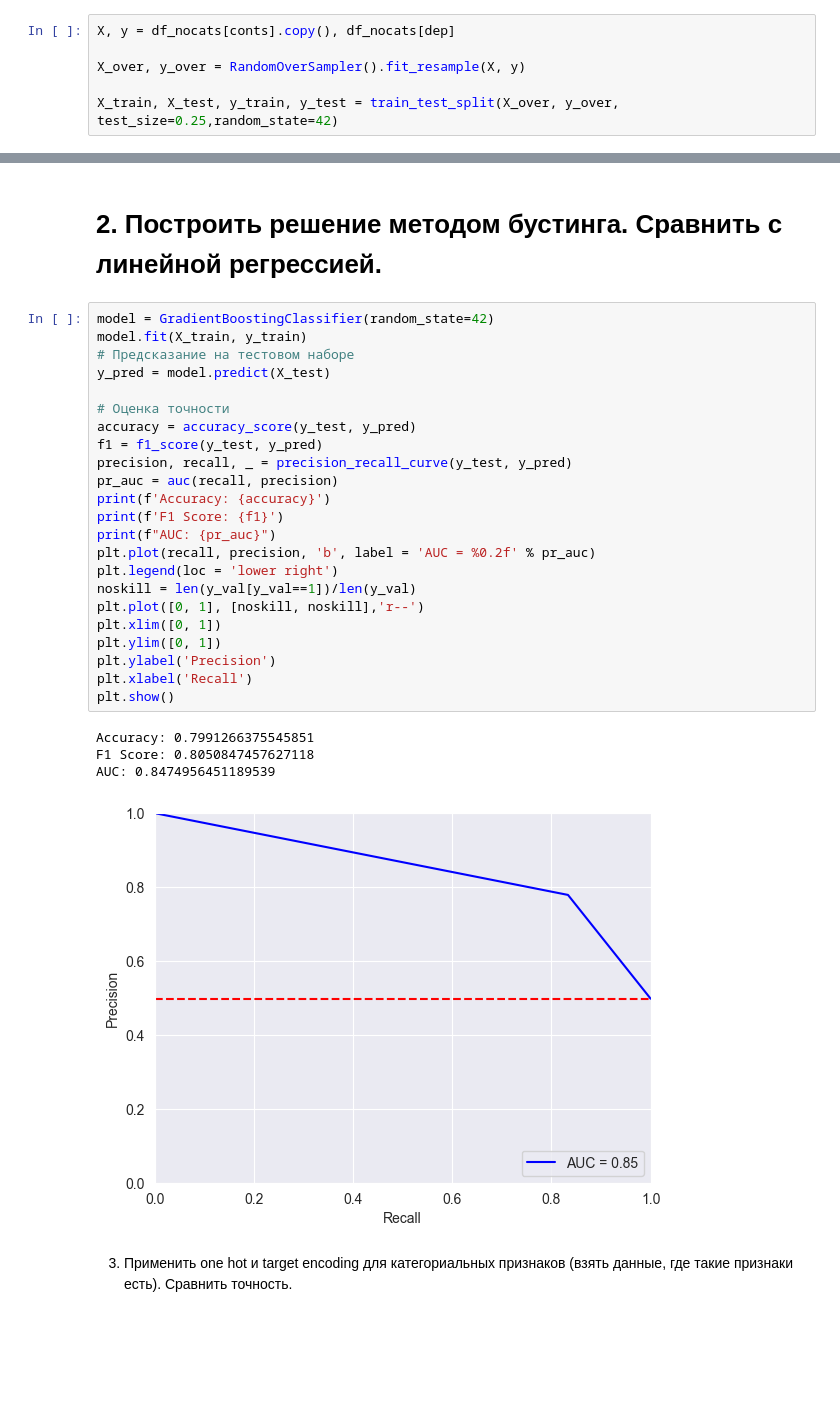
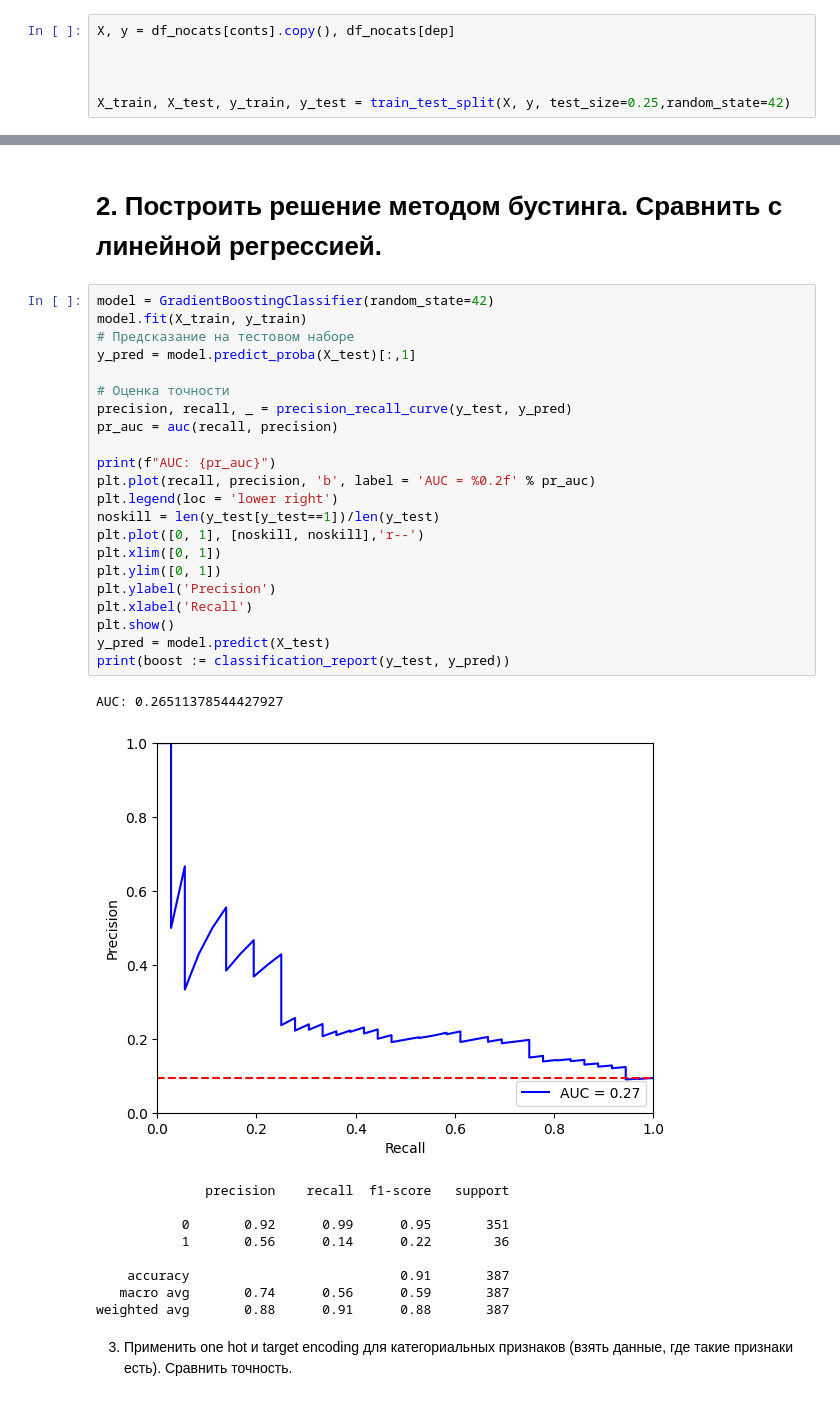
Before and after one commit to Sovego/ML_labs, a Jupyter notebook: lab4.ipynb, the cells around one changed output, grey strips where cells are left out. Cells and saved outputs as stored; diff of their text form; blank space fills up the shorter version.

```diff
--- a/lab4.ipynb
+++ b/lab4.ipynb
@@ -232,6 +255,6 @@ df_nocats
 # %%
 X, y = df_nocats[conts].copy(), df_nocats[dep]
 
-X_over, y_over = RandomOverSampler().fit_resample(X, y)
 
-X_train, X_test, y_train, y_test = train_test_split(X_over, y_over, test_size=0.25,random_state=42)
+
+X_train, X_test, y_train, y_test = train_test_split(X, y, test_size=0.25,random_state=42)
@@ -272,31 +329,36 @@ Accuracy of Logistic Regression: 0.537117903930131
 # %%
 model = GradientBoostingClassifier(random_state=42)
 model.fit(X_train, y_train)
 # Предсказание на тестовом наборе
-y_pred = model.predict(X_test)
+y_pred = model.predict_proba(X_test)[:,1]
 
 # Оценка точности
-accuracy = accuracy_score(y_test, y_pred)
-f1 = f1_score(y_test, y_pred)
 precision, recall, _ = precision_recall_curve(y_test, y_pred)
 pr_auc = auc(recall, precision)
-print(f'Accuracy: {accuracy}')
-print(f'F1 Score: {f1}')
+
 print(f"AUC: {pr_auc}")
 plt.plot(recall, precision, 'b', label = 'AUC = %0.2f' % pr_auc)
 plt.legend(loc = 'lower right')
-noskill = len(y_val[y_val==1])/len(y_val)
+noskill = len(y_test[y_test==1])/len(y_test)
 plt.plot([0, 1], [noskill, noskill],'r--')
 plt.xlim([0, 1])
 plt.ylim([0, 1])
 plt.ylabel('Precision')
 plt.xlabel('Recall')
 plt.show()
+y_pred = model.predict(X_test)
+print(boost := classification_report(y_test, y_pred))
 # %% [output]
-Accuracy: 0.7991266375545851
-F1 Score: 0.8050847457627118
-AUC: 0.8474956451189539
+AUC: 0.26511378544427927
-[figure, old version]
+[figure, new version]
+              precision    recall  f1-score   support
+
+           0       0.92      0.99      0.95       351
+           1       0.56      0.14      0.22        36
+
+    accuracy                           0.91       387
+   macro avg       0.74      0.56      0.59       387
+weighted avg       0.88      0.91      0.88       387
 # %% [markdown]
 3. Применить one hot и target encoding для категориальных признаков (взять данные,
 где такие признаки есть). Сравнить точность.
```
Also changed, not shown: parts of 22 cells of this notebook, 1 other file.
